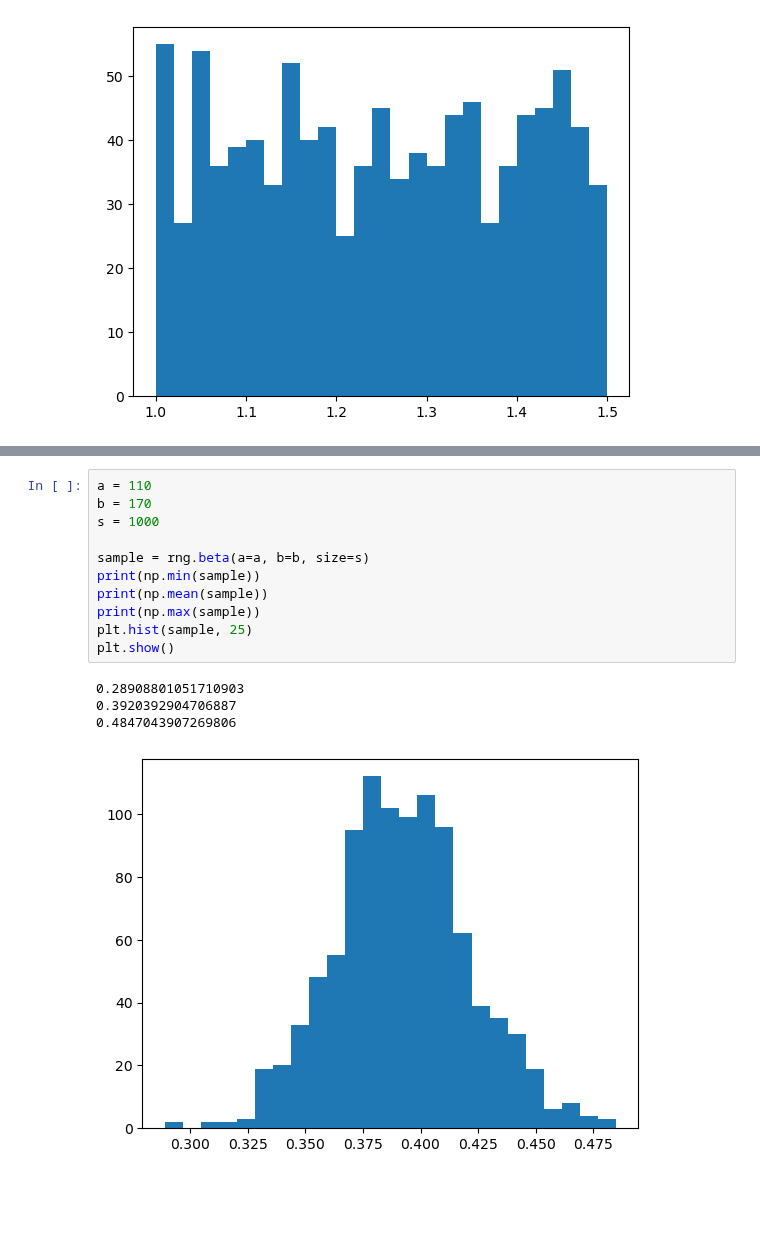
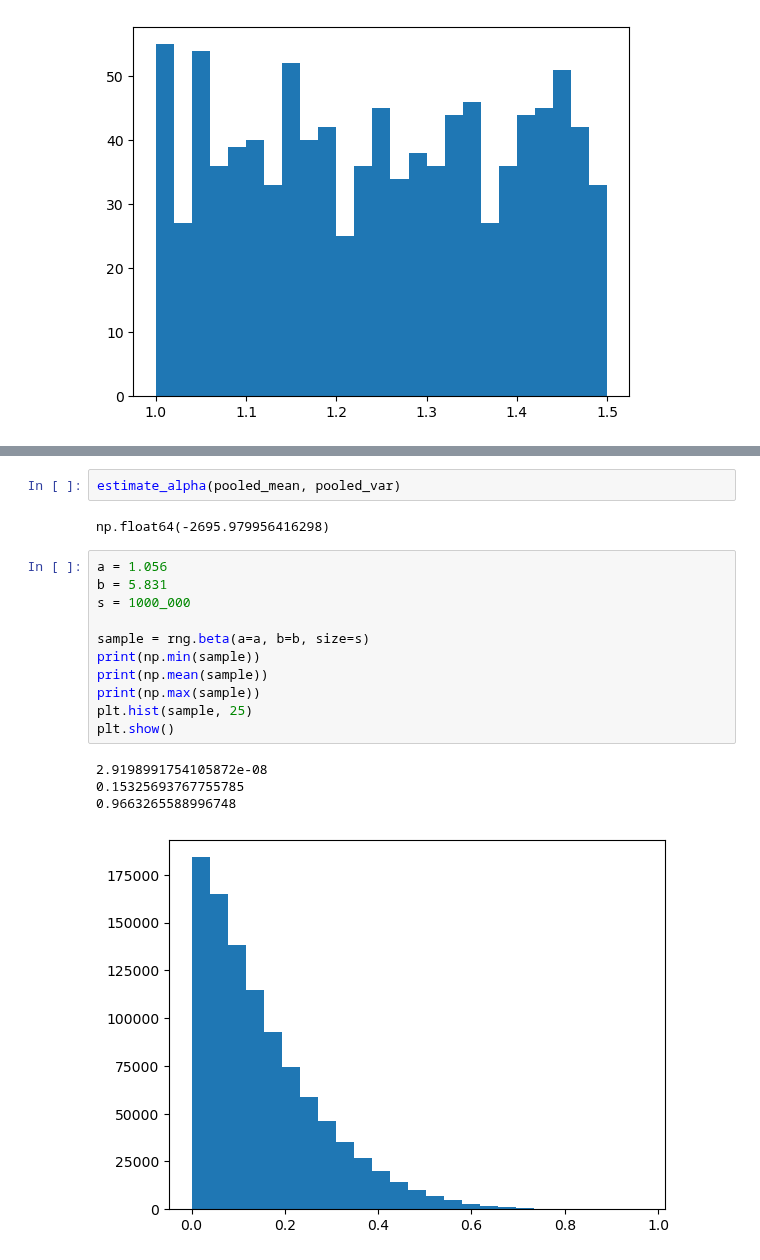
Before and after one commit to a-darcher/response_generator, a Jupyter notebook: params.ipynb, the cells around one changed output, grey strips where cells are left out. Cells and saved outputs as stored; diff of their text form; blank space fills up the shorter version.

```diff
--- a/params.ipynb
+++ b/params.ipynb
@@ -61,16 +85,20 @@ np.float64(363.5)
+# %%
+estimate_alpha(pooled_mean, pooled_var)
+# %% [output]
+np.float64(-2695.979956416298)
 # %%
-a = 110
-b = 170
-s = 1000
+a = 1.056
+b = 5.831
+s = 1000_000
 
 sample = rng.beta(a=a, b=b, size=s)
 print(np.min(sample))
 print(np.mean(sample))
 print(np.max(sample))
 plt.hist(sample, 25)
 plt.show()
 # %% [output]
-0.28908801051710903
-0.3920392904706887
-0.4847043907269806
+2.9198991754105872e-08
+0.15325693767755785
+0.9663265588996748
-[figure, old version]
+[figure, new version]
```
Also changed, not shown: parts of 4 cells of this notebook, 4 other files.
